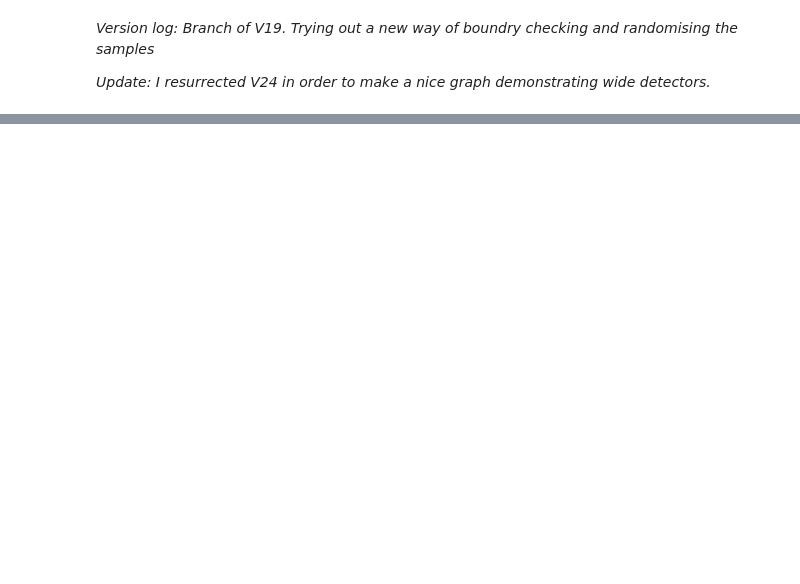
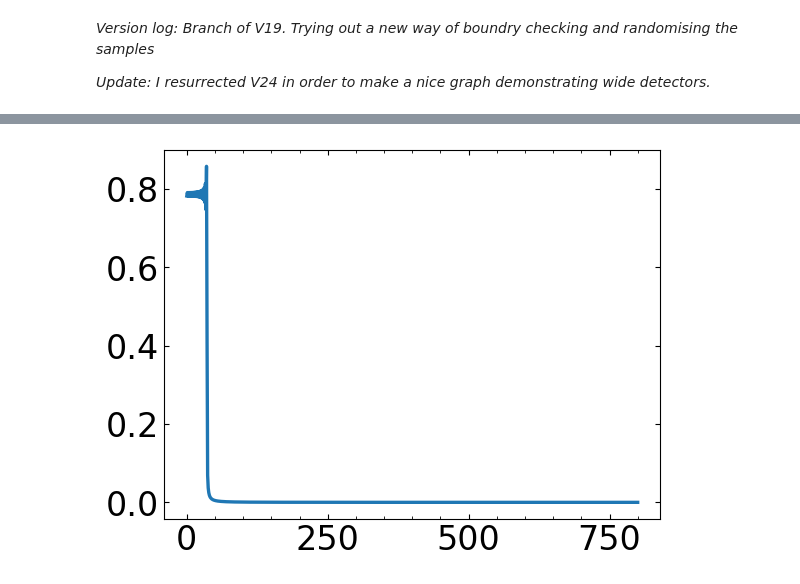
Before and after one commit to Jammi-Dodgers/THz-Compressed-Sensing, a Jupyter notebook: Compressed_Sensing24.ipynb, the cells around one changed output, grey strips where cells are left out. Saved outputs shown, nothing was run; the diff lists cells and outputs as text; code cells hidden in the pictures; blank space fills up the shorter version.

```diff
--- a/Compressed_Sensing24.ipynb
+++ b/Compressed_Sensing24.ipynb
@@ -70,3 +93,8 @@ freqs *= 1e-12 # in THz
+# %%
+plt.plot(IRF_smooth_spec)
+plt.show()
+# %% [output]
+[figure, added]
 # %%
 
 fig, axs = plt.subplots(3, 1, figsize= (20, 12), gridspec_kw= {"hspace": 0.4})
```
Also changed, not shown: parts of 5 cells of this notebook, 3 other files.
